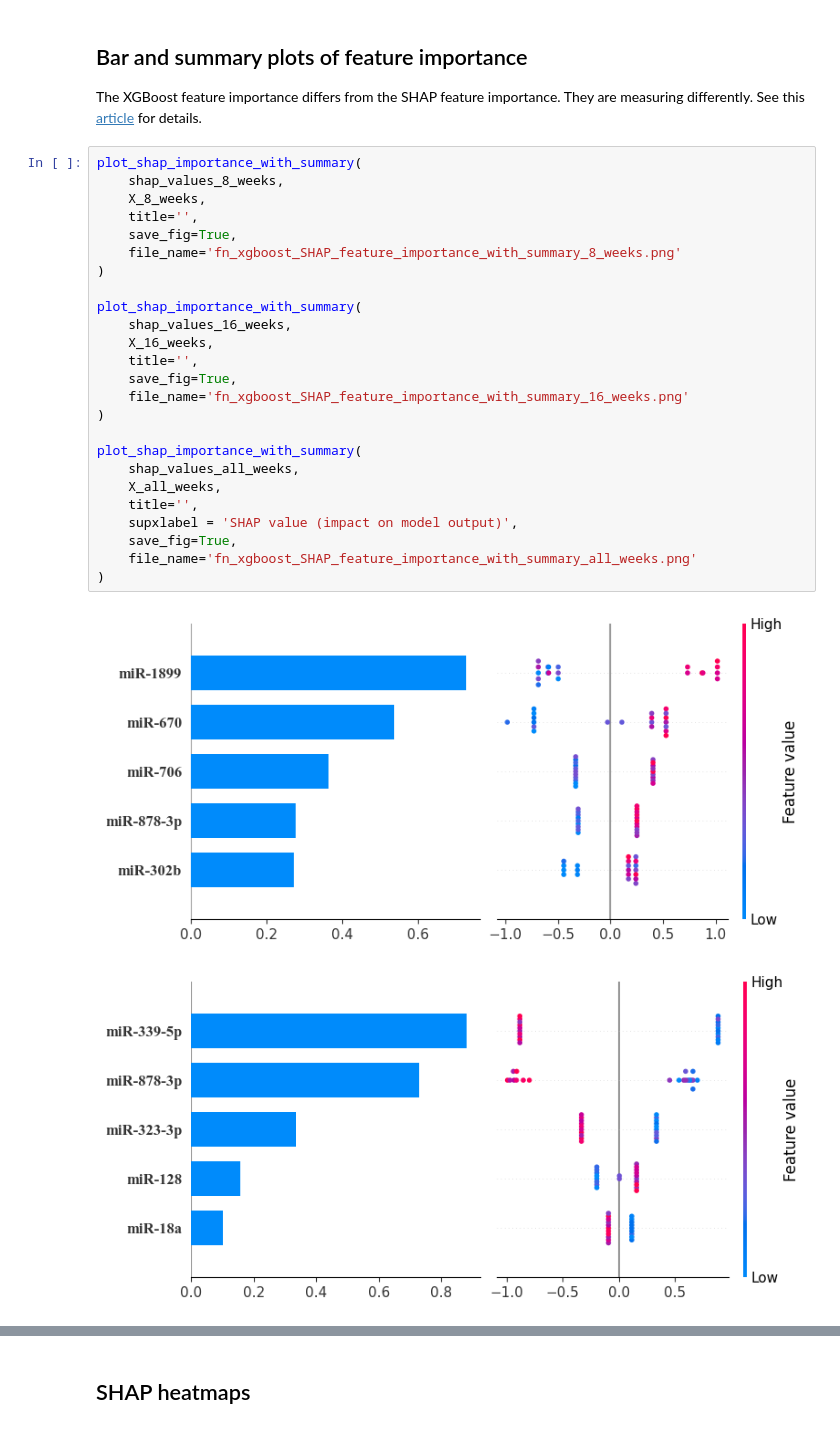
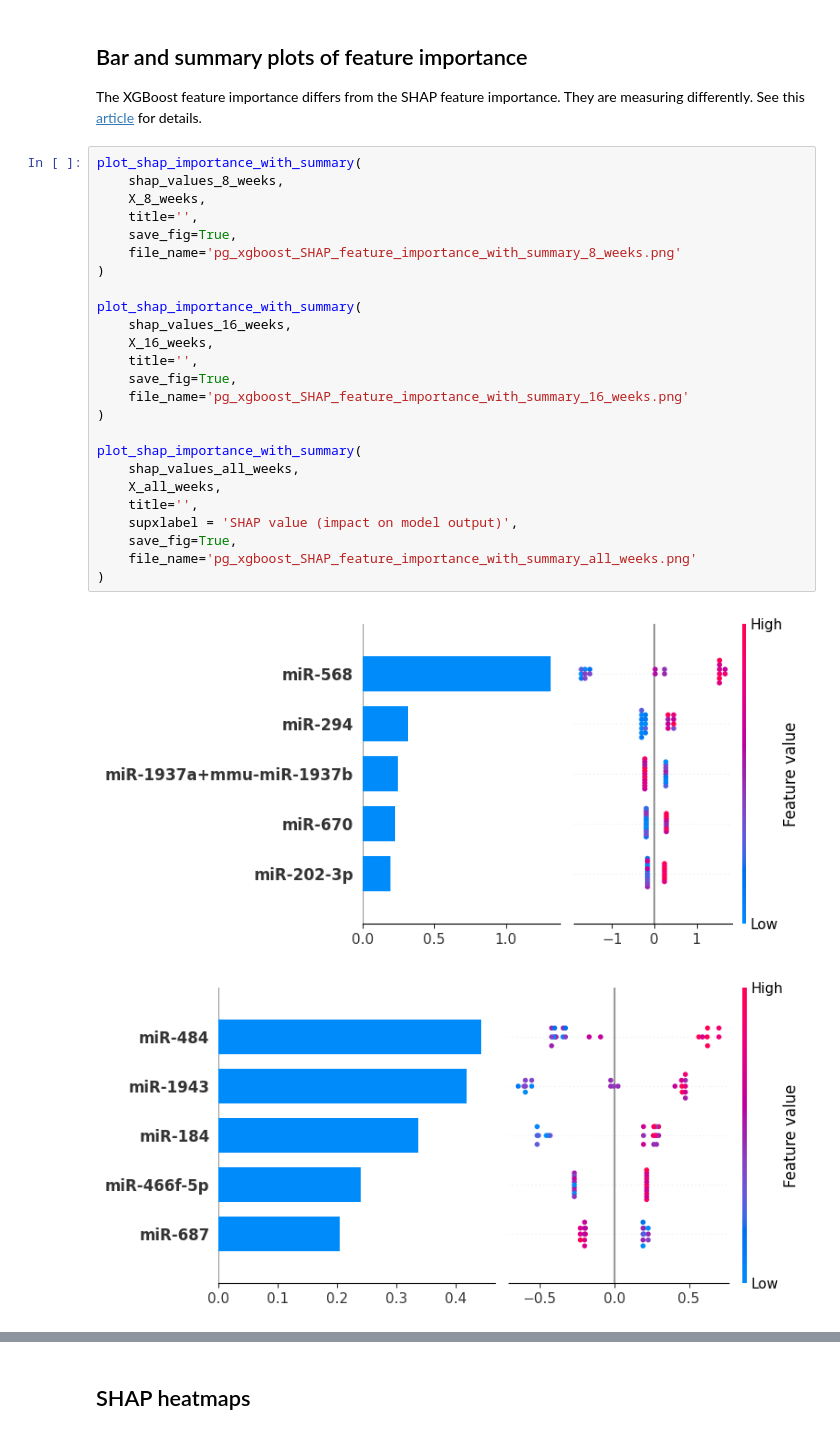
Before and after one commit to uflcod/miRNA-periodontal-disease, a Jupyter notebook: notebooks/pg_xgboost_miRNA.ipynb, the cells around one changed output, grey strips where cells are left out. Saved outputs shown, nothing was run; the diff lists cells and outputs as text.

```diff
--- a/notebooks/pg_xgboost_miRNA.ipynb
+++ b/notebooks/pg_xgboost_miRNA.ipynb
@@ -265,28 +282,28 @@ The XGBoost feature importance differs from the SHAP feature importance. They ar
 # %%
 plot_shap_importance_with_summary(
     shap_values_8_weeks,
     X_8_weeks,
     title='',
     save_fig=True,
-    file_name='fn_xgboost_SHAP_feature_importance_with_summary_8_weeks.png'
+    file_name='pg_xgboost_SHAP_feature_importance_with_summary_8_weeks.png'
 )
 
 plot_shap_importance_with_summary(
     shap_values_16_weeks,
     X_16_weeks,
     title='',
     save_fig=True,
-    file_name='fn_xgboost_SHAP_feature_importance_with_summary_16_weeks.png'
+    file_name='pg_xgboost_SHAP_feature_importance_with_summary_16_weeks.png'
 )
 
 plot_shap_importance_with_summary(
     shap_values_all_weeks,
     X_all_weeks,
     title='',
     supxlabel = 'SHAP value (impact on model output)',
     save_fig=True,
-    file_name='fn_xgboost_SHAP_feature_importance_with_summary_all_weeks.png'
+    file_name='pg_xgboost_SHAP_feature_importance_with_summary_all_weeks.png'
 )
 # %% [output]
-[figure, old version]
+[figure, new version]
-[figure, old version]
+[figure, new version]
```
Also changed, not shown: parts of 6 cells of this notebook, 15 other files.
